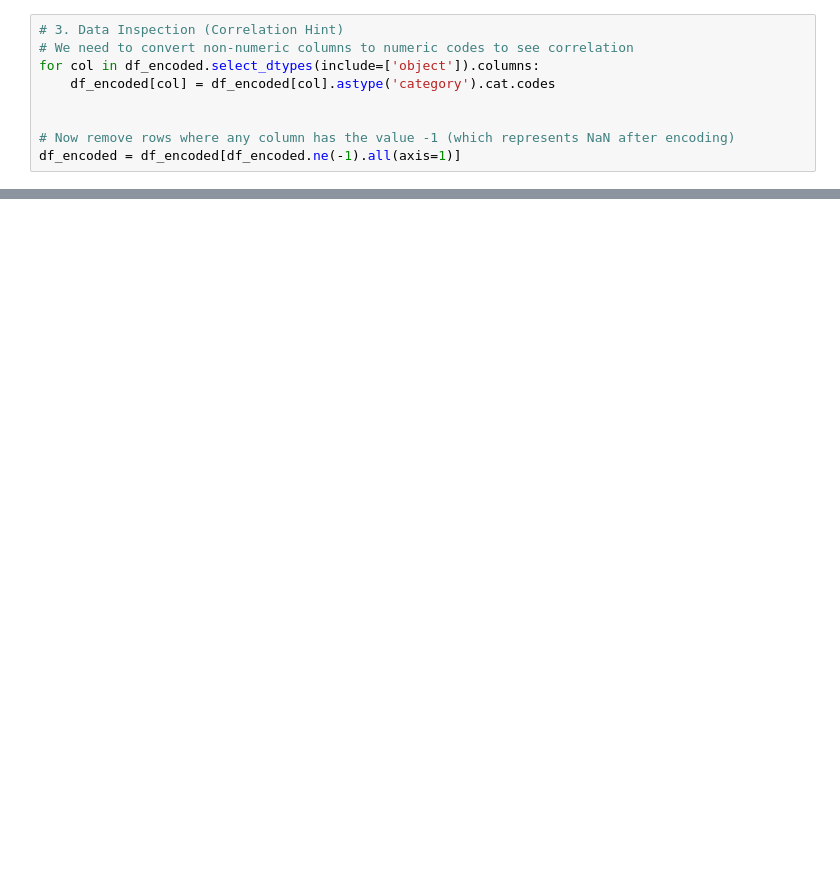
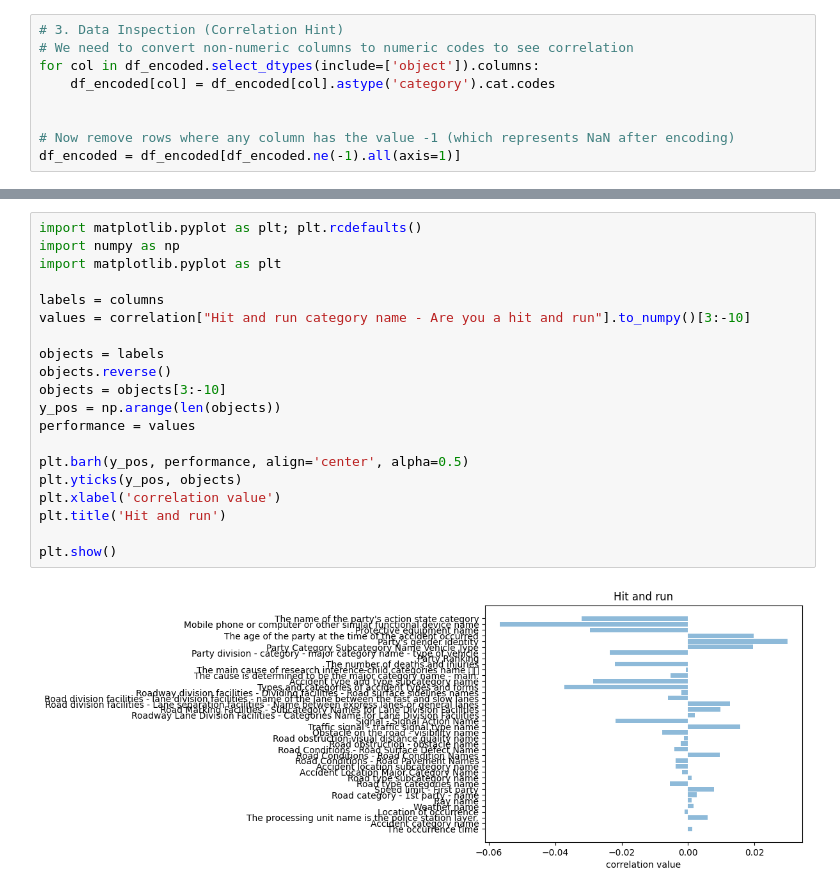
Before and after one commit to samchavita/A2_Traffic_Accident, a Jupyter notebook: main.ipynb, the cells around one changed output, grey strips where cells are left out. Cells and saved outputs as stored; diff of their text form; blank space fills up the shorter version.

```diff
--- a/main.ipynb
+++ b/main.ipynb
@@ -147,0 +212,22 @@ plt.show()
+# %%
+import matplotlib.pyplot as plt; plt.rcdefaults()
+import numpy as np
+import matplotlib.pyplot as plt
+
+labels = columns
+values = correlation["Hit and run category name - Are you a hit and run"].to_numpy()[3:-10]
+
+objects = labels
+objects.reverse()
+objects = objects[3:-10]
+y_pos = np.arange(len(objects))
+performance = values
+
+plt.barh(y_pos, performance, align='center', alpha=0.5)
+plt.yticks(y_pos, objects)
+plt.xlabel('correlation value')
+plt.title('Hit and run')
+
+plt.show()
+# %% [output]
+[figure, added]
```
Also changed, not shown: parts of 7 cells of this notebook, 4 other files.
